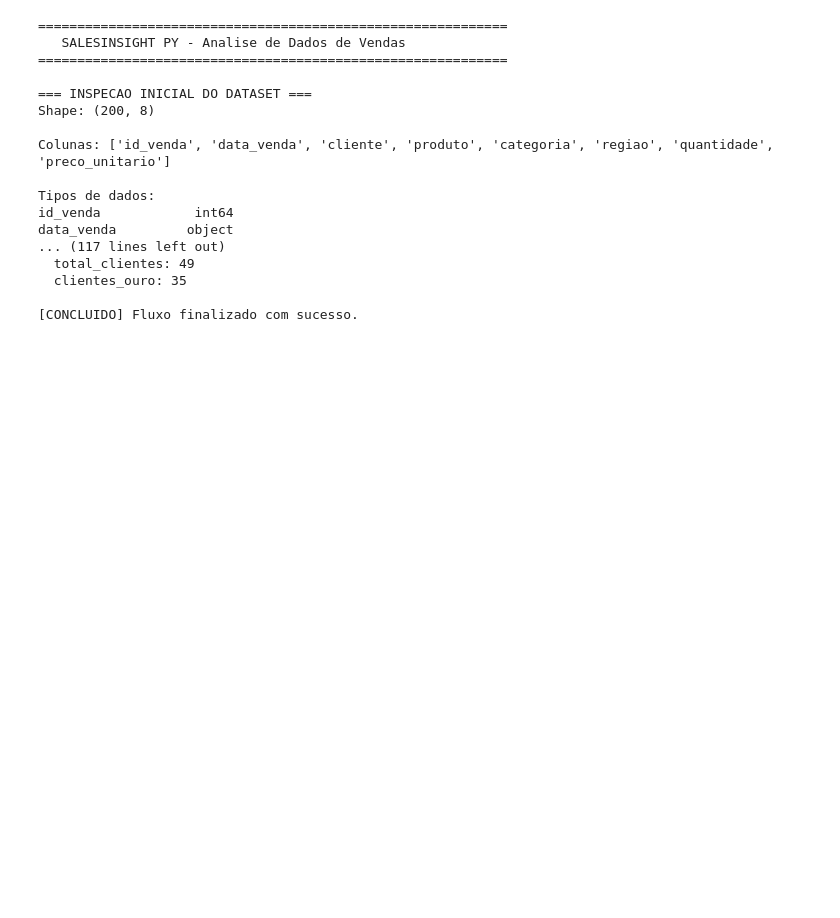
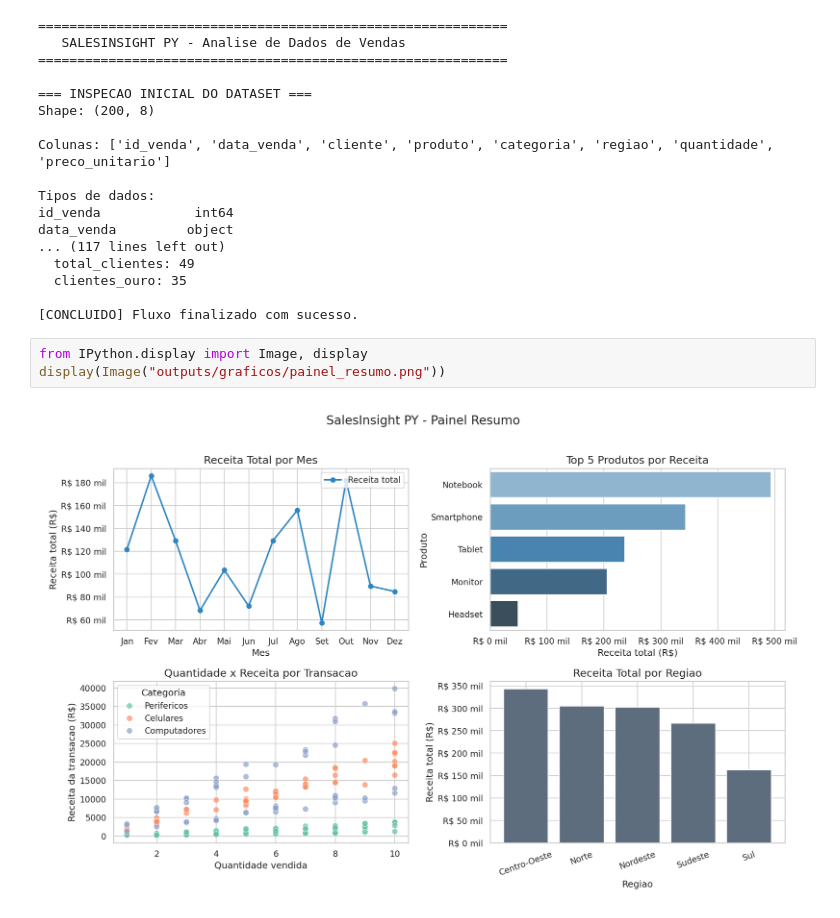
Before and after one commit to andrelison/salesinsight-py, a Jupyter notebook: salesinsigtht.ipynb, the cells around one changed output. Drawn from its saved outputs; the diff is of its cells as text; blank space fills up the shorter version.

Commit message:
cria graficos de linha, barra e dispersao e adiciona painel com subplots e exportacao em png

```diff
--- a/salesinsigtht.ipynb
+++ b/salesinsigtht.ipynb
@@ -554,3 +554,8 @@ data_venda         object
   clientes_ouro: 35
 
 [CONCLUIDO] Fluxo finalizado com sucesso.
+# %%
+from IPython.display import Image, display
+display(Image("outputs/graficos/painel_resumo.png"))
+# %% [output]
+[figure, added]
```
